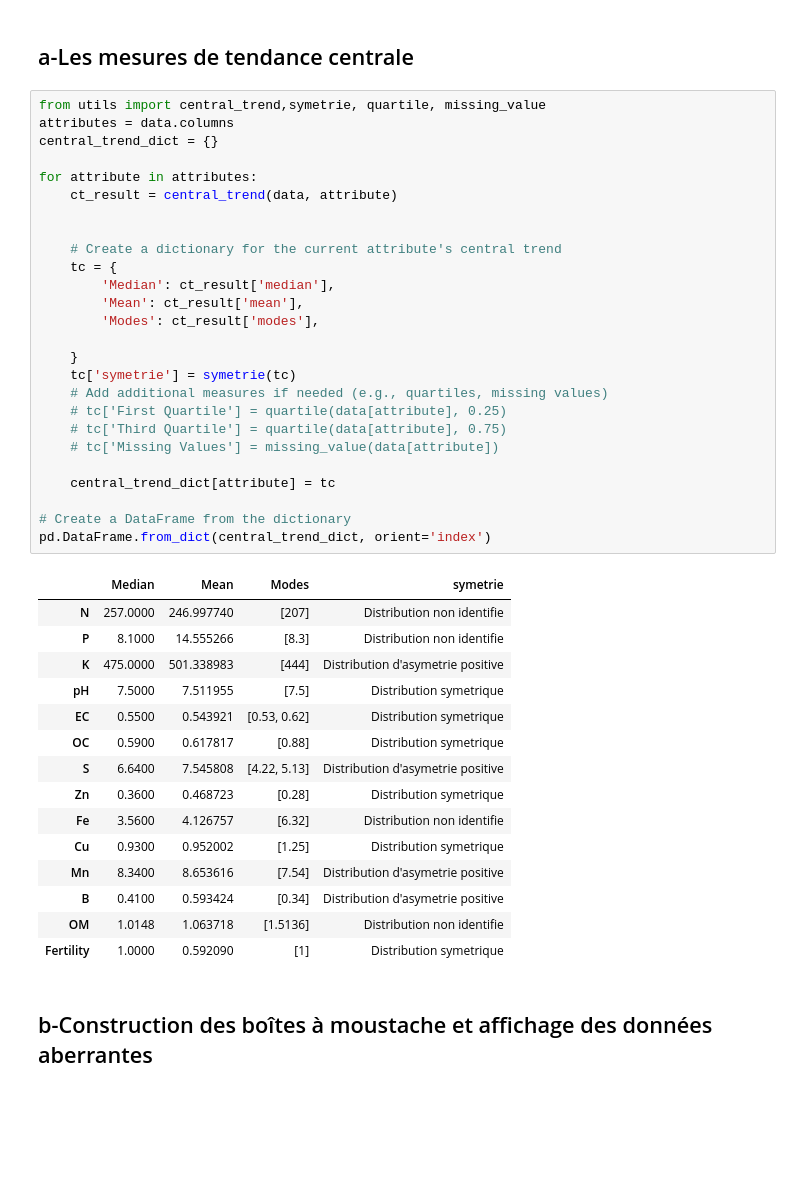
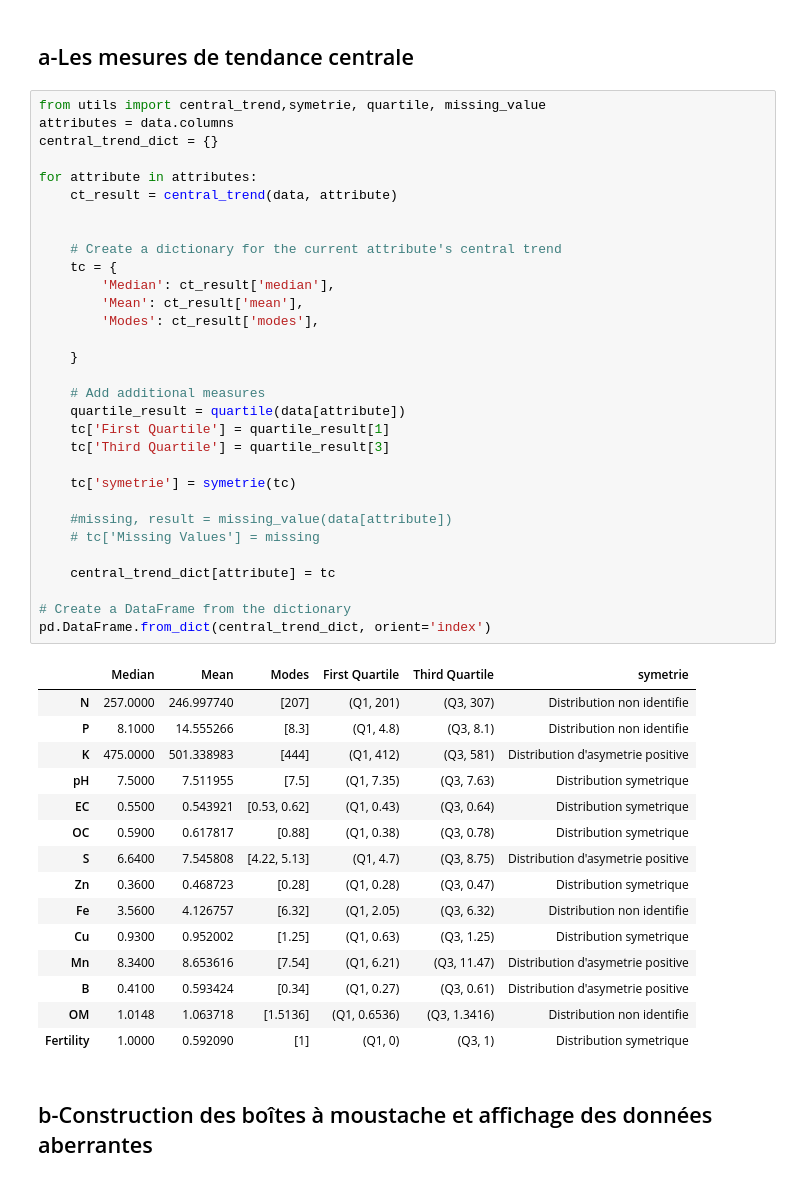
Before and after one commit to Katia-LOUNAS/Data_Mining, a Jupyter notebook: Preprocessing.ipynb, the cells around one changed output. Saved outputs shown, nothing was run; the diff lists cells and outputs as text; blank space fills up the shorter version.

```diff
--- a/Preprocessing.ipynb
+++ b/Preprocessing.ipynb
@@ -68,45 +68,50 @@ pd.DataFrame(colonnes_description, columns = ["Name","Non-null value","Type"])
 # %%
 from utils import central_trend,symetrie, quartile, missing_value
 attributes = data.columns
 central_trend_dict = {}
 
 for attribute in attributes:
     ct_result = central_trend(data, attribute)
 
 
     # Create a dictionary for the current attribute's central trend
     tc = {
         'Median': ct_result['median'],
         'Mean': ct_result['mean'],
         'Modes': ct_result['modes'],
 
     }
+
+    # Add additional measures
+    quartile_result = quartile(data[attribute])
+    tc['First Quartile'] = quartile_result[1]
+    tc['Third Quartile'] = quartile_result[3]
+
     tc['symetrie'] = symetrie(tc)
-    # Add additional measures if needed (e.g., quartiles, missing values)
-    # tc['First Quartile'] = quartile(data[attribute], 0.25)
-    # tc['Third Quartile'] = quartile(data[attribute], 0.75)
-    # tc['Missing Values'] = missing_value(data[attribute])
+
+    #missing, result = missing_value(data[attribute])
+    # tc['Missing Values'] = missing
 
     central_trend_dict[attribute] = tc
 
 # Create a DataFrame from the dictionary
 pd.DataFrame.from_dict(central_trend_dict, orient='index')
 # %% [output]
-|  | Median | Mean | Modes | symetrie |
-| N | 257.0000 | 246.997740 | [207] | Distribution non identifie |
-| P | 8.1000 | 14.555266 | [8.3] | Distribution non identifie |
-| K | 475.0000 | 501.338983 | [444] | Distribution d'asymetrie positive |
-| pH | 7.5000 | 7.511955 | [7.5] | Distribution symetrique |
-| EC | 0.5500 | 0.543921 | [0.53, 0.62] | Distribution symetrique |
-| OC | 0.5900 | 0.617817 | [0.88] | Distribution symetrique |
-| S | 6.6400 | 7.545808 | [4.22, 5.13] | Distribution d'asymetrie positive |
-| Zn | 0.3600 | 0.468723 | [0.28] | Distribution symetrique |
-| Fe | 3.5600 | 4.126757 | [6.32] | Distribution non identifie |
-| Cu | 0.9300 | 0.952002 | [1.25] | Distribution symetrique |
-| Mn | 8.3400 | 8.653616 | [7.54] | Distribution d'asymetrie positive |
-| B | 0.4100 | 0.593424 | [0.34] | Distribution d'asymetrie positive |
-| OM | 1.0148 | 1.063718 | [1.5136] | Distribution non identifie |
-| Fertility | 1.0000 | 0.592090 | [1] | Distribution symetrique |
+|  | Median | Mean | Modes | First Quartile | Third Quartile | symetrie |
+| N | 257.0000 | 246.997740 | [207] | (Q1, 201) | (Q3, 307) | Distribution non identifie |
+| P | 8.1000 | 14.555266 | [8.3] | (Q1, 4.8) | (Q3, 8.1) | Distribution non identifie |
+| K | 475.0000 | 501.338983 | [444] | (Q1, 412) | (Q3, 581) | Distribution d'asymetrie positive |
+| pH | 7.5000 | 7.511955 | [7.5] | (Q1, 7.35) | (Q3, 7.63) | Distribution symetrique |
+| EC | 0.5500 | 0.543921 | [0.53, 0.62] | (Q1, 0.43) | (Q3, 0.64) | Distribution symetrique |
+| OC | 0.5900 | 0.617817 | [0.88] | (Q1, 0.38) | (Q3, 0.78) | Distribution symetrique |
+| S | 6.6400 | 7.545808 | [4.22, 5.13] | (Q1, 4.7) | (Q3, 8.75) | Distribution d'asymetrie positive |
+| Zn | 0.3600 | 0.468723 | [0.28] | (Q1, 0.28) | (Q3, 0.47) | Distribution symetrique |
+| Fe | 3.5600 | 4.126757 | [6.32] | (Q1, 2.05) | (Q3, 6.32) | Distribution non identifie |
+| Cu | 0.9300 | 0.952002 | [1.25] | (Q1, 0.63) | (Q3, 1.25) | Distribution symetrique |
+| Mn | 8.3400 | 8.653616 | [7.54] | (Q1, 6.21) | (Q3, 11.47) | Distribution d'asymetrie positive |
+| B | 0.4100 | 0.593424 | [0.34] | (Q1, 0.27) | (Q3, 0.61) | Distribution d'asymetrie positive |
+| OM | 1.0148 | 1.063718 | [1.5136] | (Q1, 0.6536) | (Q3, 1.3416) | Distribution non identifie |
+| Fertility | 1.0000 | 0.592090 | [1] | (Q1, 0) | (Q3, 1) | Distribution symetrique |
 # %% [markdown]
 <h2>b-Construction des boîtes à moustache et affichage des données aberrantes
 # %%
```
Also changed, not shown: parts of 1 cell of this notebook, 1 other file.
